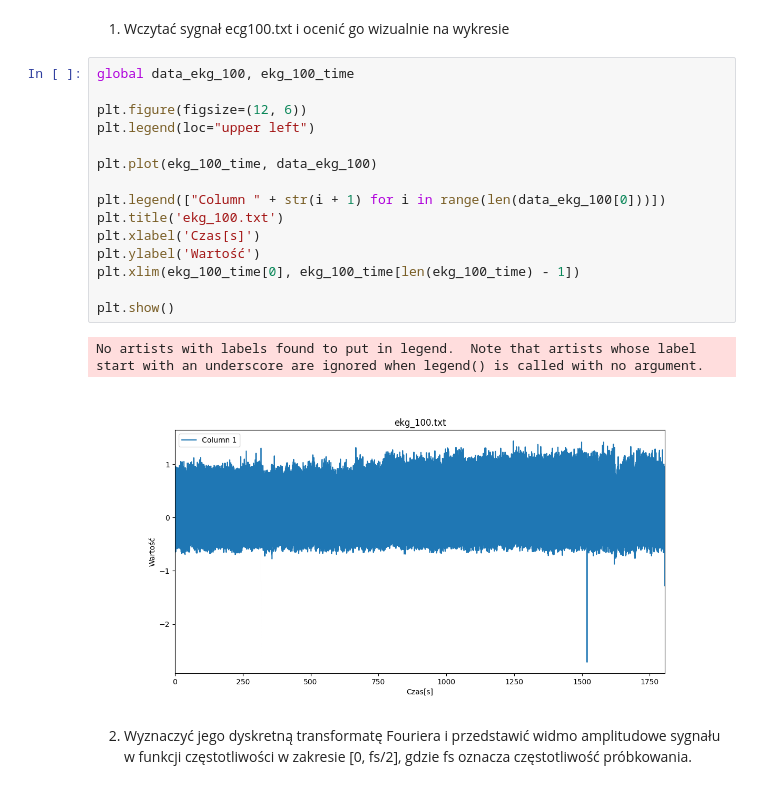
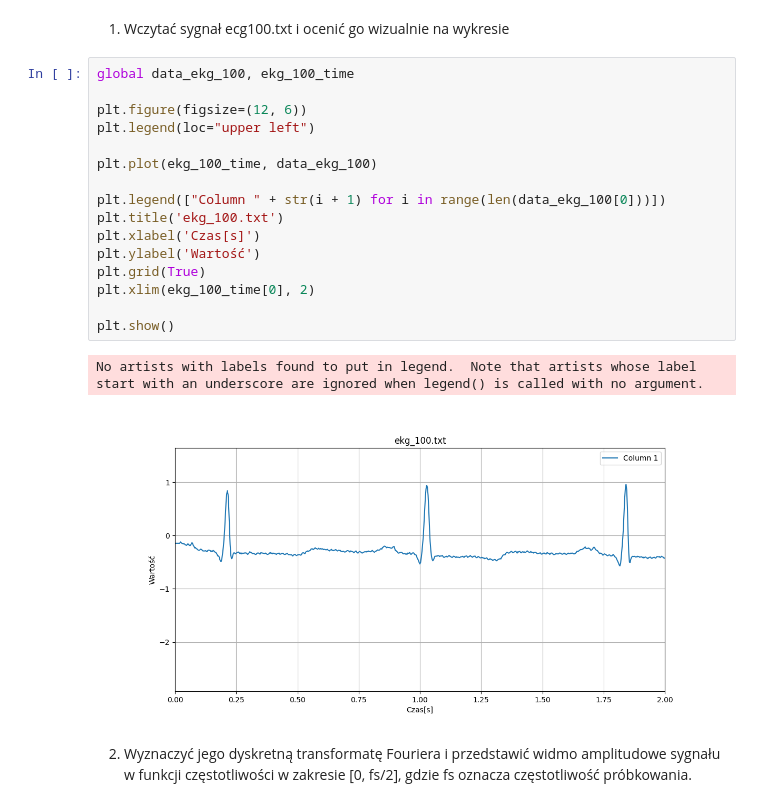
Before and after one commit to LUKIS123/CPSiO-PWR, a Jupyter notebook: Lab1/Lab1.ipynb, the cells around one changed output. Cells and saved outputs as stored; diff of their text form.

```diff
--- a/Lab1/Lab1.ipynb
+++ b/Lab1/Lab1.ipynb
@@ -327,21 +332,22 @@ Celem ćwiczenia jest obserwacja widma sygnału EKG.
 # %%
 global data_ekg_100, ekg_100_time
 
 plt.figure(figsize=(12, 6))
 plt.legend(loc="upper left")
 
 plt.plot(ekg_100_time, data_ekg_100)
 
 plt.legend(["Column " + str(i + 1) for i in range(len(data_ekg_100[0]))])
 plt.title('ekg_100.txt')
 plt.xlabel('Czas[s]')
 plt.ylabel('Wartość')
-plt.xlim(ekg_100_time[0], ekg_100_time[len(ekg_100_time) - 1])
+plt.grid(True)
+plt.xlim(ekg_100_time[0], 2)
 
 plt.show()
 # %% [output]
 No artists with labels found to put in legend.  Note that artists whose label start with an underscore are ignored when legend() is called with no argument.
-[figure, old version]
+[figure, new version]
 # %% [markdown]
 2. Wyznaczyć jego dyskretną transformatę Fouriera i przedstawić widmo amplitudowe sygnału w funkcji częstotliwości w zakresie [0, fs/2], gdzie fs oznacza
 częstotliwość próbkowania.
```
Also changed, not shown: parts of 7 cells of this notebook.
